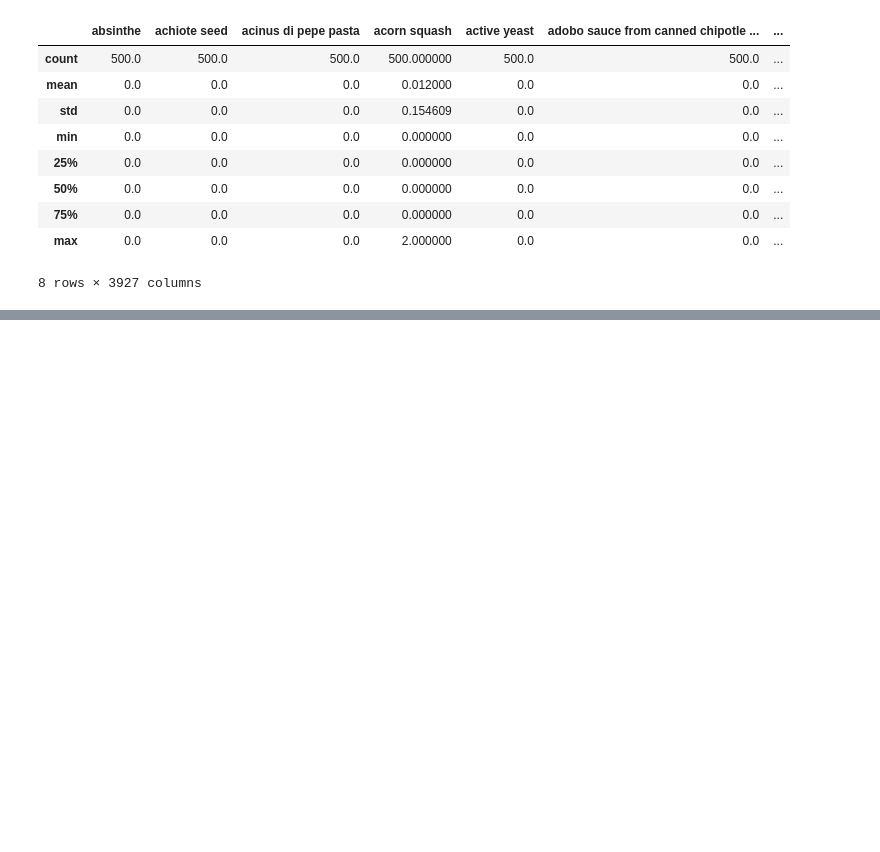
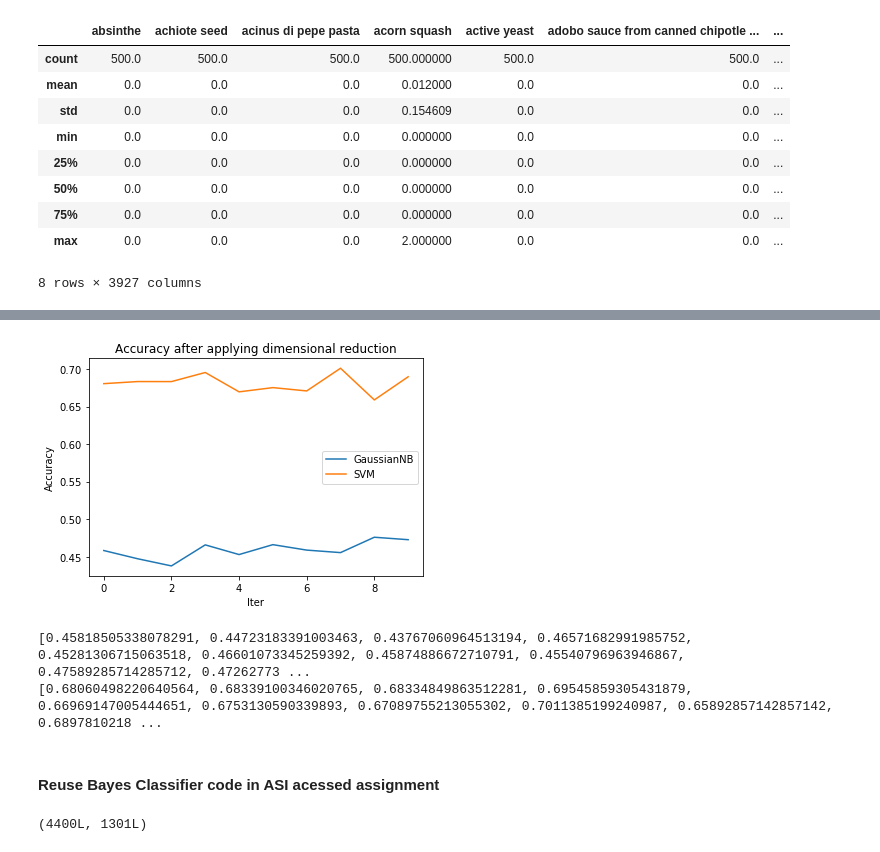
Before and after one commit to trungduynguyen/EURECOM-semester-project, a Jupyter notebook: Semester_Project_Report.ipynb, the cells around one changed output, grey strips where cells are left out. Saved outputs shown, nothing was run; the diff lists cells and outputs as text; code cells hidden in the pictures; blank space fills up the shorter version.

```diff
--- a/Semester_Project_Report.ipynb
+++ b/Semester_Project_Report.ipynb
@@ -254,0 +312,7 @@ recipe_df.describe()
+# %%
+from sklearn.decomposition import PCA
+from Classification import run_models_pca
+
+df = pd.DataFrame(recipe_features)
+recipe_drop = df.loc[:, (df != 0).any(axis=0)]
+print(recipe_drop.shape)
@@ -254,0 +341,2 @@ recipe_df.describe()
+# %%
+gaussNB,svm= run_models_pca(recipe_drop,recipe_labels,20)
@@ -254,0 +354,29 @@ recipe_df.describe()
+# %%
+import matplotlib.pyplot as plt
+plt.plot(range(0,10),gaussNB, linestyle="-", label='GaussianNB')
+plt.plot(range(0,10),svm, linestyle="-", label='SVM')
+plt.title('Accuracy after applying dimensional reduction')
+plt.ylabel('Accuracy')
+plt.xlabel('Iter')
+plt.legend()
+plt.show()
+# %% [output]
+[figure, added]
+# %%
+print(gaussNB)
+print(svm)
+# %% [output]
+[0.45818505338078291, 0.44723183391003463, 0.43767060964513194, 0.46571682991985752, 0.45281306715063518, 0.46601073345259392, 0.45874886672710791, 0.45540796963946867, 0.47589285714285712, 0.47262773 ...
+[0.68060498220640564, 0.68339100346020765, 0.68334849863512281, 0.69545859305431879, 0.66969147005444651, 0.6753130590339893, 0.67089755213055302, 0.7011385199240987, 0.65892857142857142, 0.6897810218 ...
+# %% [markdown]
+#### Reuse Bayes Classifier code in ASI acessed assignment
+# %%
+import numpy as np
+from sklearn.model_selection import train_test_split
+
+X_train, X_test, y_train, y_test = train_test_split(recipe_drop, recipe_labels, test_size=0.2, random_state = 42)
+recipe_train = np.c_[y_train,X_train]
+recipe_test = np.c_[y_test,X_test]
+print(recipe_train.shape)
+# %% [output]
+(4400L, 1301L)
```
Also changed, not shown: parts of 15 cells of this notebook, 2 other files.
